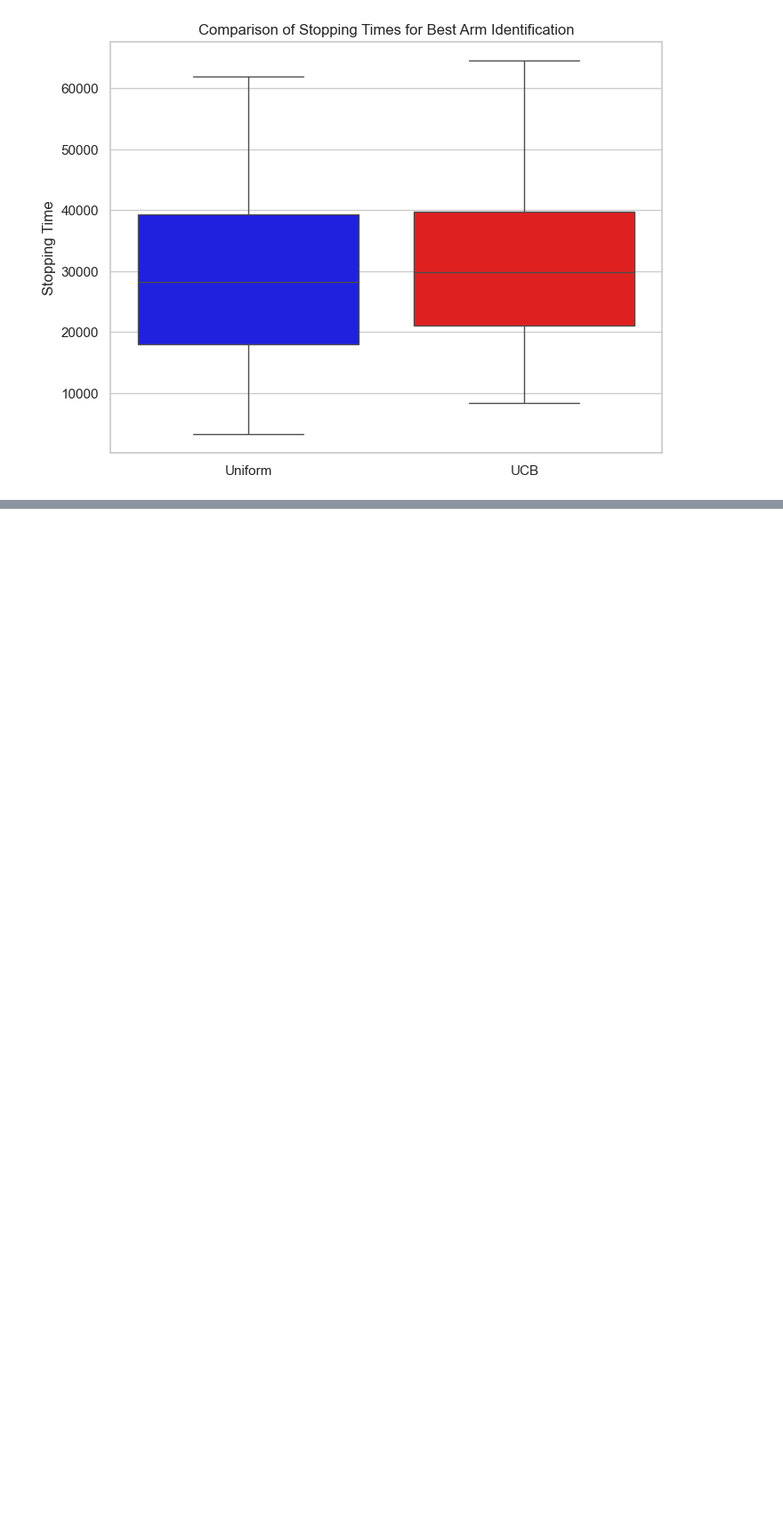
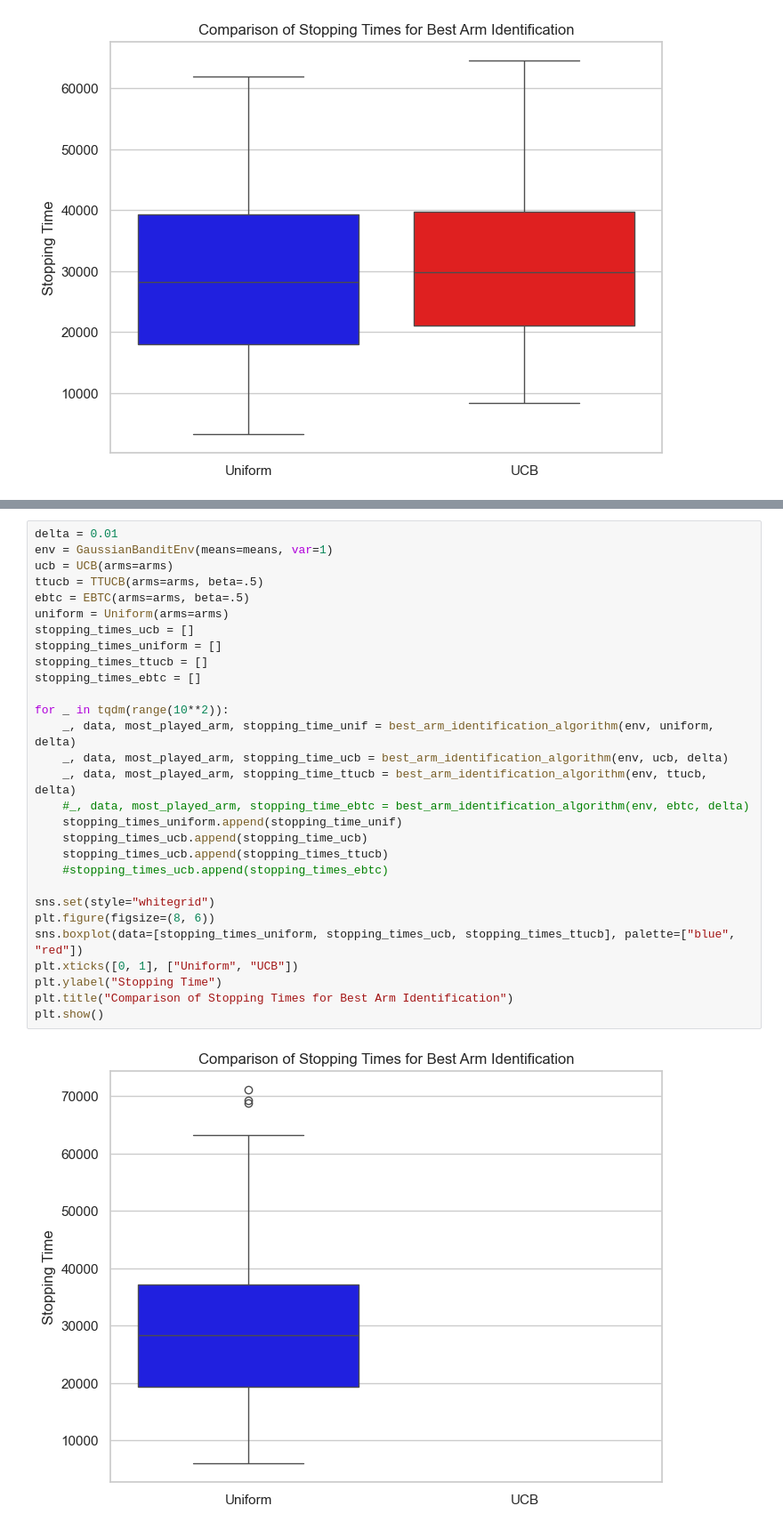
Before and after one commit to AugustinCablant/3A-class, a Jupyter notebook: Sequential Learning/notebook_partie2.ipynb, the cells around one changed output, grey strips where cells are left out. Shown at 89% size. Saved outputs shown, nothing was run; the diff lists cells and outputs as text; blank space fills up the shorter version.

```diff
--- a/Sequential Learning/notebook_partie2.ipynb
+++ b/Sequential Learning/notebook_partie2.ipynb
@@ -376,0 +500,31 @@ plt.show()
+# %%
+delta = 0.01
+env = GaussianBanditEnv(means=means, var=1)
+ucb = UCB(arms=arms)
+ttucb = TTUCB(arms=arms, beta=.5)
+ebtc = EBTC(arms=arms, beta=.5)
+uniform = Uniform(arms=arms)
+stopping_times_ucb = []
+stopping_times_uniform = []
+stopping_times_ttucb = []
+stopping_times_ebtc = []
+
+for _ in tqdm(range(10**2)):
+    _, data, most_played_arm, stopping_time_unif = best_arm_identification_algorithm(env, uniform, delta)
+    _, data, most_played_arm, stopping_time_ucb = best_arm_identification_algorithm(env, ucb, delta)
+    _, data, most_played_arm, stopping_time_ttucb = best_arm_identification_algorithm(env, ttucb, delta)
+    #_, data, most_played_arm, stopping_time_ebtc = best_arm_identification_algorithm(env, ebtc, delta)
+    stopping_times_uniform.append(stopping_time_unif)
+    stopping_times_ucb.append(stopping_time_ucb)
+    stopping_times_ucb.append(stopping_times_ttucb)
+    #stopping_times_ucb.append(stopping_times_ebtc)
+
+sns.set(style="whitegrid")
+plt.figure(figsize=(8, 6))
+sns.boxplot(data=[stopping_times_uniform, stopping_times_ucb, stopping_times_ttucb], palette=["blue", "red"])
+plt.xticks([0, 1], ["Uniform", "UCB"])
+plt.ylabel("Stopping Time")
+plt.title("Comparison of Stopping Times for Best Arm Identification")
+plt.show()
+# %% [output]
+[figure, added]
```
Also changed, not shown: parts of 3 cells of this notebook.
